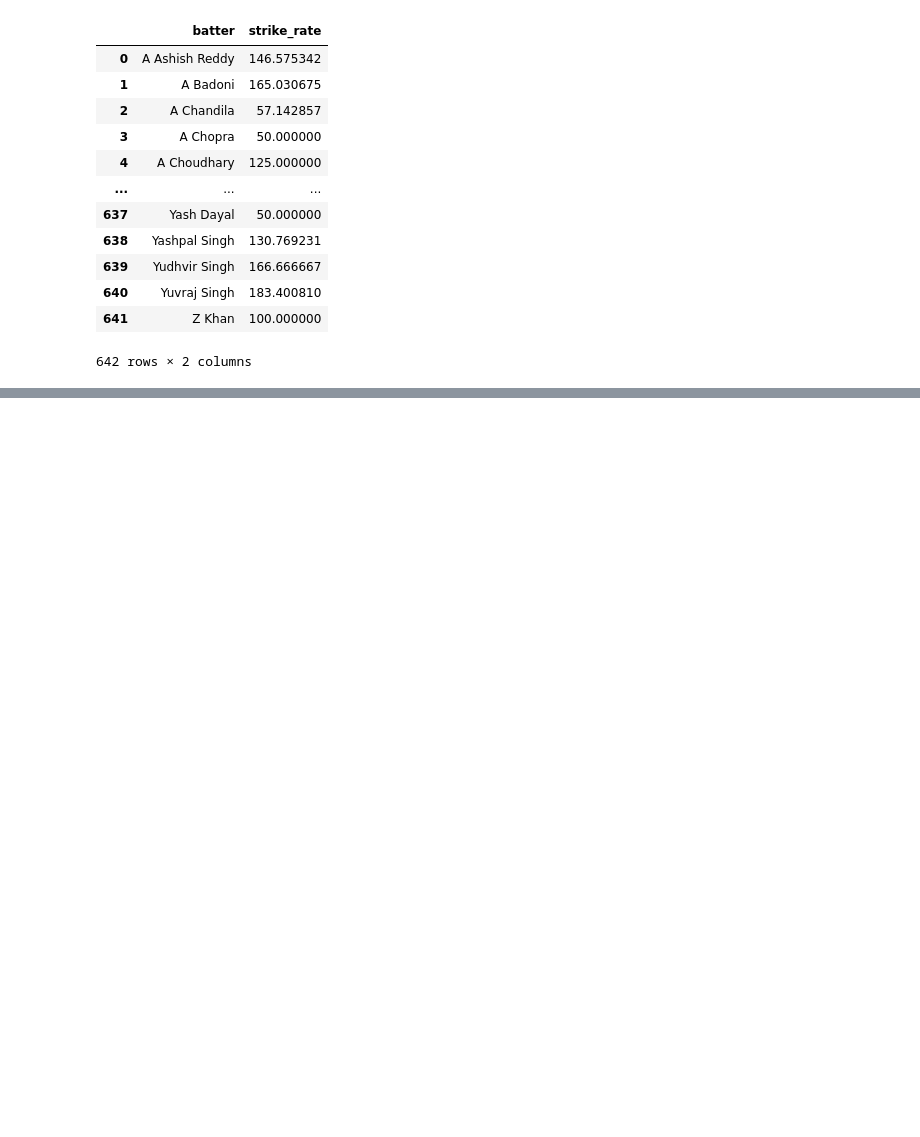
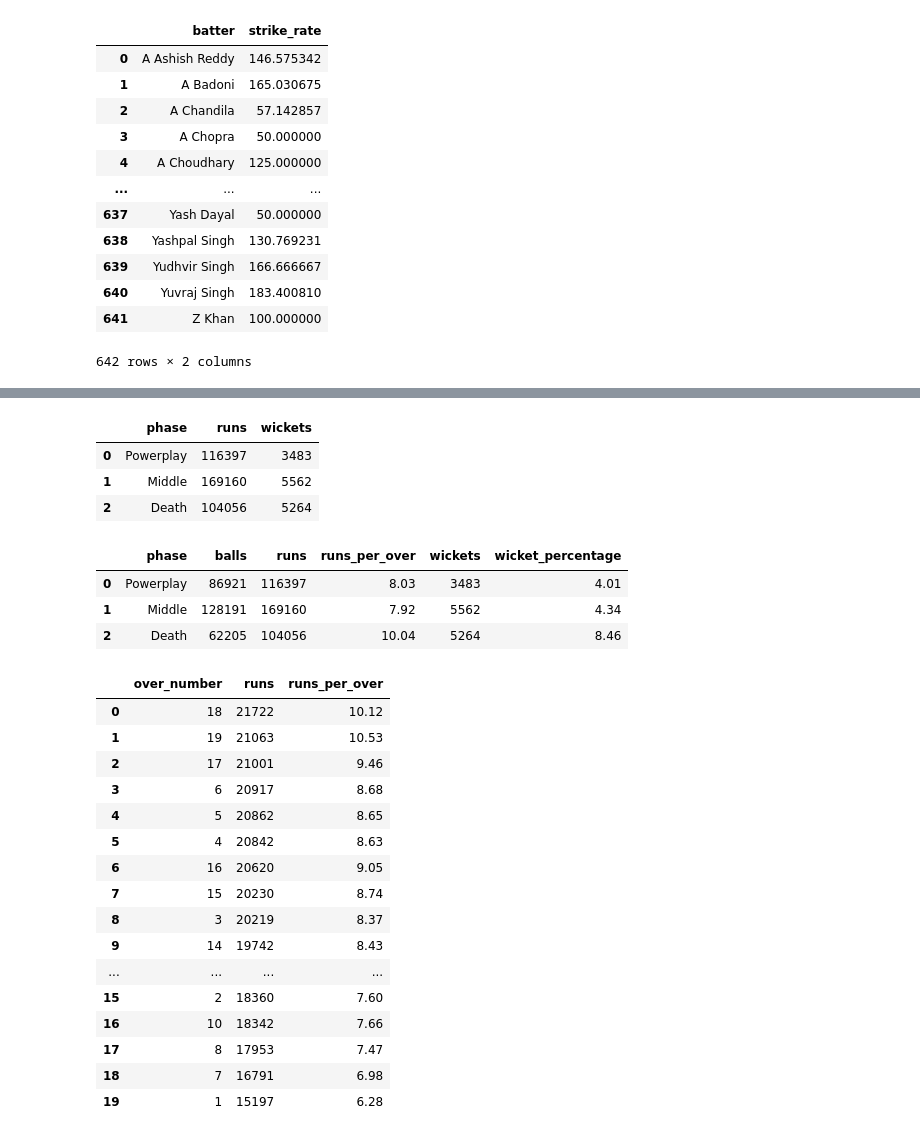
Before and after one commit to ubaiduog-dev/project-3.1, a Jupyter notebook: notebooks/data_analyst.ipynb, the cells around one changed output, grey strips where cells are left out. Cells and saved outputs as stored; diff of their text form; code cells hidden in the pictures; blank space fills up the shorter version.

```diff
--- a/notebooks/data_analyst.ipynb
+++ b/notebooks/data_analyst.ipynb
@@ -55,0 +288,76 @@ DatabaseError: Execution failed on sql ' select * from v_match_totals;': no such
+# %%
+q("""
+  --How do runs and wickets differ across the three phases of an innings
+
+SELECT
+    phase,
+    SUM(total_runs) AS runs,
+    SUM(is_wicket) AS wickets
+FROM v_ball
+GROUP BY phase
+ORDER BY phase desc;
+
+
+
+
+""")
+# %% [output]
+|  | phase | runs | wickets |
+| 0 | Powerplay | 116397 | 3483 |
+| 1 | Middle | 169160 | 5562 |
+| 2 | Death | 104056 | 5264 |
+# %%
+q("""
+  --How do runs and wickets differ across the three phases of an innings
+
+SELECT
+    phase,
+    SUM(is_legal) AS balls,
+    SUM(total_runs) AS runs,
+    ROUND(6.0*SUM(total_runs)/SUM(is_legal),2) AS runs_per_over,
+    sum(is_wicket) AS wickets,
+    ROUND(100.0*SUM(is_wicket)/SUM(is_legal),2) AS wicket_percentage
+FROM v_ball
+GROUP BY phase
+ORDER BY phase desc;
+
+
+
+
+""")
+# %% [output]
+|  | phase | balls | runs | runs_per_over | wickets | wicket_percentage |
+| 0 | Powerplay | 86921 | 116397 | 8.03 | 3483 | 4.01 |
+| 1 | Middle | 128191 | 169160 | 7.92 | 5562 | 4.34 |
+| 2 | Death | 62205 | 104056 | 10.04 | 5264 | 8.46 |
+# %%
+q("""
+-- which over of the innings is the most expensive
+
+SELECT
+    over_number+1 AS over_number,
+    SUM(total_runs) AS runs,
+    ROUND(6.0*SUM(total_runs)/SUM(is_legal),2) AS runs_per_over
+FROM v_ball
+GROUP BY over_number
+ORDER BY runs DESC
+LIMIT 20;
+""")
+# %% [output]
+|  | over_number | runs | runs_per_over |
+| 0 | 18 | 21722 | 10.12 |
+| 1 | 19 | 21063 | 10.53 |
+| 2 | 17 | 21001 | 9.46 |
+| 3 | 6 | 20917 | 8.68 |
+| 4 | 5 | 20862 | 8.65 |
+| 5 | 4 | 20842 | 8.63 |
+| 6 | 16 | 20620 | 9.05 |
+| 7 | 15 | 20230 | 8.74 |
+| 8 | 3 | 20219 | 8.37 |
+| 9 | 14 | 19742 | 8.43 |
+| ... | ... | ... | ... |
+| 15 | 2 | 18360 | 7.60 |
+| 16 | 10 | 18342 | 7.66 |
+| 17 | 8 | 17953 | 7.47 |
+| 18 | 7 | 16791 | 6.98 |
+| 19 | 1 | 15197 | 6.28 |
```
Also changed, not shown: parts of 31 cells of this notebook, 6 other files.
